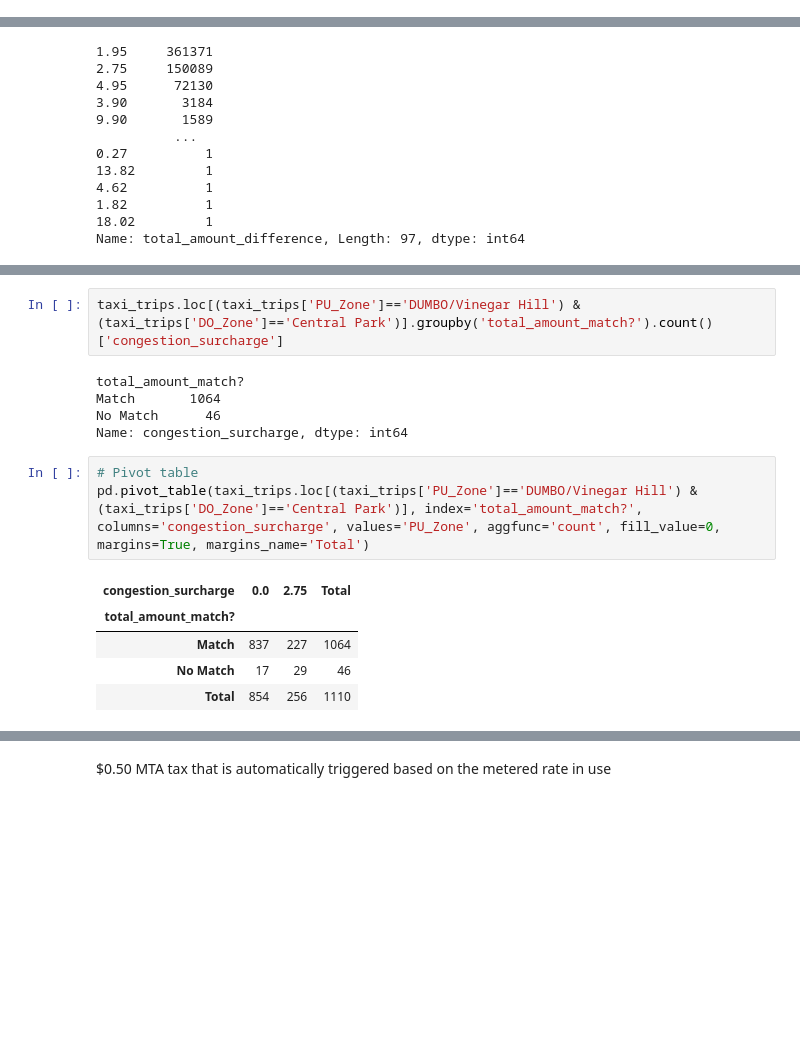
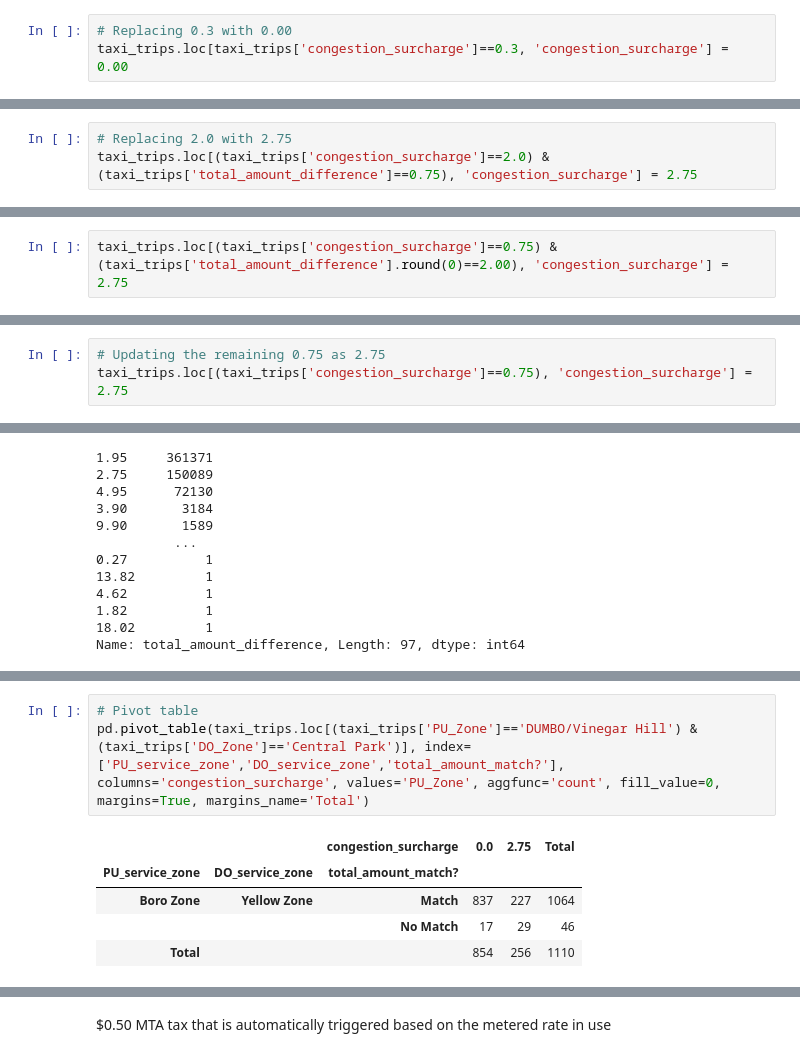
Before and after one commit to rayeess/NYC-Taxi-Trips, a Jupyter notebook: Data Cleaning.ipynb, the cells around one changed output, grey strips where cells are left out. Drawn from its saved outputs; the diff is of its cells as text; blank space fills up the shorter version.

Commit message:
Updated unrecognised values in congestion_surcharge

```diff
--- a/Data Cleaning.ipynb
+++ b/Data Cleaning.ipynb
@@ -948,0 +981,3 @@ Name: total_amount_match?, dtype: int64
+# %%
+# Replacing 0.3 with 0.00
+taxi_trips.loc[taxi_trips['congestion_surcharge']==0.3, 'congestion_surcharge'] = 0.00
@@ -948,0 +994,3 @@ Name: total_amount_match?, dtype: int64
+# %%
+# Replacing 2.0 with 2.75
+taxi_trips.loc[(taxi_trips['congestion_surcharge']==2.0) & (taxi_trips['total_amount_difference']==0.75), 'congestion_surcharge'] = 2.75
@@ -948,0 +1016,2 @@ Name: total_amount_match?, dtype: int64
+# %%
+taxi_trips.loc[(taxi_trips['congestion_surcharge']==0.75) & (taxi_trips['total_amount_difference'].round(0)==2.00), 'congestion_surcharge'] = 2.75
@@ -948,0 +1022,3 @@ Name: total_amount_match?, dtype: int64
+# %%
+# Updating the remaining 0.75 as 2.75
+taxi_trips.loc[(taxi_trips['congestion_surcharge']==0.75), 'congestion_surcharge'] = 2.75
@@ -1015,16 +1110,9 @@ total_amount_no_match.loc[(total_amount_no_match['total_amount_difference'].roun
-# %%
-taxi_trips.loc[(taxi_trips['PU_Zone']=='DUMBO/Vinegar Hill') & (taxi_trips['DO_Zone']=='Central Park')].groupby('total_amount_match?').count()['congestion_surcharge']
-# %% [output]
-total_amount_match?
-Match       1064
-No Match      46
-Name: congestion_surcharge, dtype: int64
 # %%
 # Pivot table
-pd.pivot_table(taxi_trips.loc[(taxi_trips['PU_Zone']=='DUMBO/Vinegar Hill') & (taxi_trips['DO_Zone']=='Central Park')], index='total_amount_match?', columns='congestion_surcharge', values='PU_Zone', aggfunc='count', fill_value=0, margins=True, margins_name='Total')
+pd.pivot_table(taxi_trips.loc[(taxi_trips['PU_Zone']=='DUMBO/Vinegar Hill') & (taxi_trips['DO_Zone']=='Central Park')], index=['PU_service_zone','DO_service_zone','total_amount_match?'], columns='congestion_surcharge', values='PU_Zone', aggfunc='count', fill_value=0, margins=True, margins_name='Total')
 # %% [output]
-| congestion_surcharge | 0.0 | 2.75 | Total |
-| total_amount_match? |  |  |  |
-| Match | 837 | 227 | 1064 |
-| No Match | 17 | 29 | 46 |
-| Total | 854 | 256 | 1110 |
+|  |  | congestion_surcharge | 0.0 | 2.75 | Total |
+| PU_service_zone | DO_service_zone | total_amount_match? |  |  |  |
+| Boro Zone | Yellow Zone | Match | 837 | 227 | 1064 |
+|  |  | No Match | 17 | 29 | 46 |
+| Total |  |  | 854 | 256 | 1110 |
```
Also changed, not shown: parts of 59 cells of this notebook.
